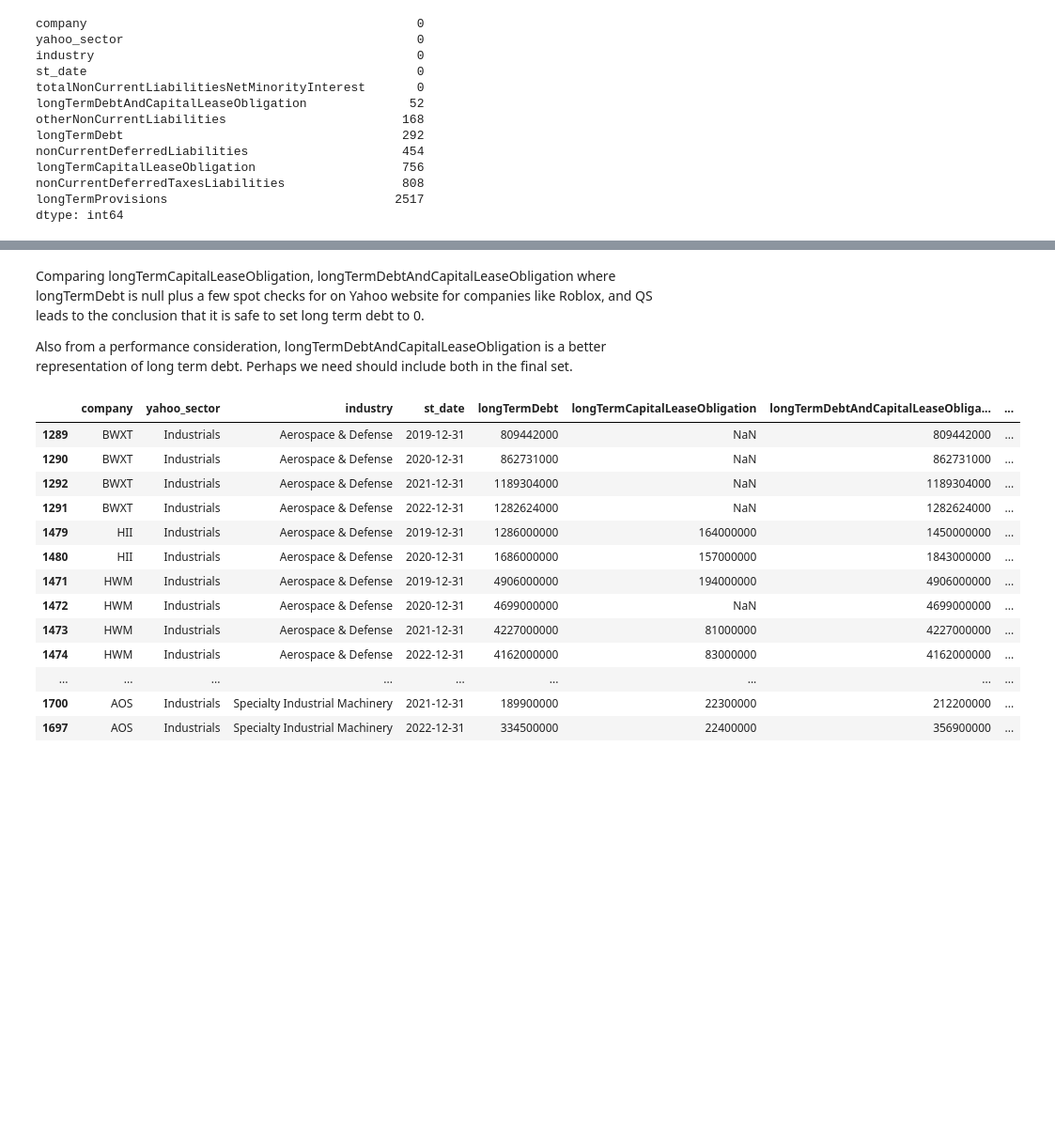
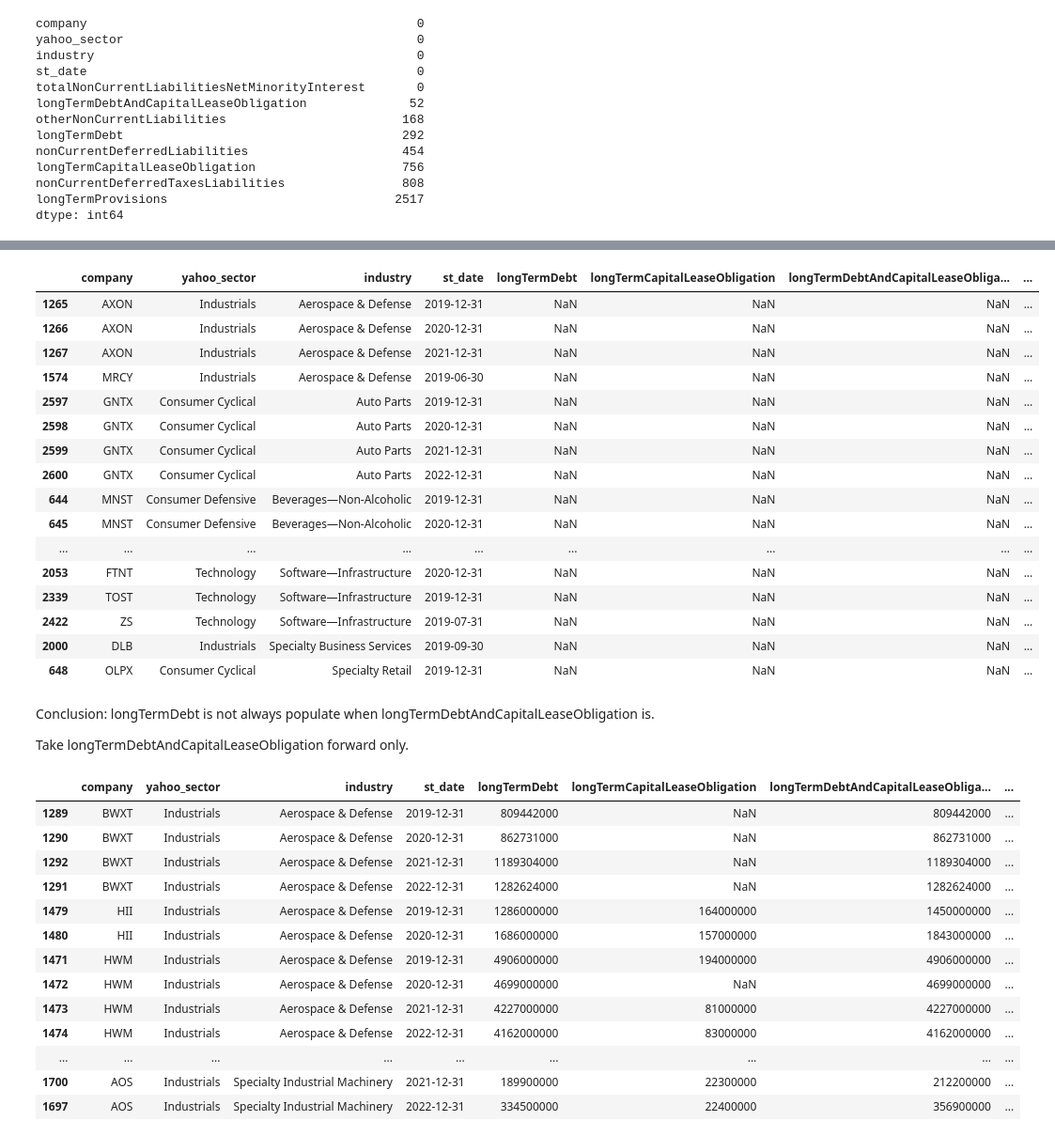
Before and after one commit to priyeshp123/MD3, a Jupyter notebook: notebook/Yahoo/Stage3_Yahoo_Extract_Balance_Sheet.ipynb, the cells around one changed output, grey strips where cells are left out. Shown at 94% size. Cells and saved outputs as stored; diff of their text form; code cells hidden in the pictures; blank space fills up the shorter version.

```diff
--- a/notebook/Yahoo/Stage3_Yahoo_Extract_Balance_Sheet.ipynb
+++ b/notebook/Yahoo/Stage3_Yahoo_Extract_Balance_Sheet.ipynb
@@ -887,13 +954,22 @@ current_liabilities
  'otherCurrentLiabilities',
  'currentLiabilities']
 # %%
+# Set values to 0 if null for selected fields
+
 clist = ['interestPayable',
+         'accountsPayable',
          'currentDebt',
          'currentCapitalLeaseObligation',
          'currentDebtAndCapitalLeaseObligation',
          'currentAccruedExpenses',
+         'payables',
+         'payablesAndAccruedExpenses',
+         'totalTaxPayable',
+         'derivativeProductLiabilities',
+         'otherPayable',
          'currentDeferredLiabilities',
-         'otherCurrentLiabilities']
+         'otherCurrentLiabilities',
+         'currentLiabilities']
 
 df[clist] = df[clist].fillna(0)
 # %%
@@ -964,13 +1039,30 @@ df[df['longTermDebt'].isnull()].sort_values(by=['industry','company','st_date'])
 | 2431 | ABNB | Consumer Cyclical | Travel Services | 2019-12-31 | NaN | 381374000 | 381374000 | ... |
 | 481 | TRIP | Consumer Cyclical | Travel Services | 2019-12-31 | NaN | 142000000 | 142000000 | ... |
 | 270 | PCG | Utilities | Utilities—Regulated Electric | 2019-12-31 | NaN | 1730000000 | 1730000000 | ... |
-# %% [markdown]
-Comparing longTermCapitalLeaseObligation, longTermDebtAndCapitalLeaseObligation where longTermDebt is null plus
-a few spot checks for on Yahoo website for companies like Roblox, and QS leads to the conclusion that it is safe
-to set long term debt to 0.
-
-Also from a performance consideration, longTermDebtAndCapitalLeaseObligation is a better representation of long
-term debt. Perhaps we need should include both in the final set.
+# %%
+df[df['longTermDebtAndCapitalLeaseObligation'].isnull()].sort_values(by=['industry','company','st_date'])[non_current_liabilities]
+# %% [output]
+|  | company | yahoo_sector | industry | st_date | longTermDebt | longTermCapitalLeaseObligation | longTermDebtAndCapitalLeaseObliga... | ... |
+| 1265 | AXON | Industrials | Aerospace & Defense | 2019-12-31 | NaN | NaN | NaN | ... |
+| 1266 | AXON | Industrials | Aerospace & Defense | 2020-12-31 | NaN | NaN | NaN | ... |
+| 1267 | AXON | Industrials | Aerospace & Defense | 2021-12-31 | NaN | NaN | NaN | ... |
+| 1574 | MRCY | Industrials | Aerospace & Defense | 2019-06-30 | NaN | NaN | NaN | ... |
+| 2597 | GNTX | Consumer Cyclical | Auto Parts | 2019-12-31 | NaN | NaN | NaN | ... |
+| 2598 | GNTX | Consumer Cyclical | Auto Parts | 2020-12-31 | NaN | NaN | NaN | ... |
+| 2599 | GNTX | Consumer Cyclical | Auto Parts | 2021-12-31 | NaN | NaN | NaN | ... |
+| 2600 | GNTX | Consumer Cyclical | Auto Parts | 2022-12-31 | NaN | NaN | NaN | ... |
+| 644 | MNST | Consumer Defensive | Beverages—Non-Alcoholic | 2019-12-31 | NaN | NaN | NaN | ... |
+| 645 | MNST | Consumer Defensive | Beverages—Non-Alcoholic | 2020-12-31 | NaN | NaN | NaN | ... |
+| ... | ... | ... | ... | ... | ... | ... | ... | ... |
+| 2053 | FTNT | Technology | Software—Infrastructure | 2020-12-31 | NaN | NaN | NaN | ... |
+| 2339 | TOST | Technology | Software—Infrastructure | 2019-12-31 | NaN | NaN | NaN | ... |
+| 2422 | ZS | Technology | Software—Infrastructure | 2019-07-31 | NaN | NaN | NaN | ... |
+| 2000 | DLB | Industrials | Specialty Business Services | 2019-09-30 | NaN | NaN | NaN | ... |
+| 648 | OLPX | Consumer Cyclical | Specialty Retail | 2019-12-31 | NaN | NaN | NaN | ... |
+# %% [markdown]
+Conclusion: longTermDebt is not always populate when longTermDebtAndCapitalLeaseObligation is.
+
+Take longTermDebtAndCapitalLeaseObligation forward only.
 # %%
 df[df['nonCurrentDeferredLiabilities'].isnull()].sort_values(by=['industry','company','st_date'])[non_current_liabilities]
 # %% [output]
```
Also changed, not shown: parts of 34 cells of this notebook, 11 other files.
